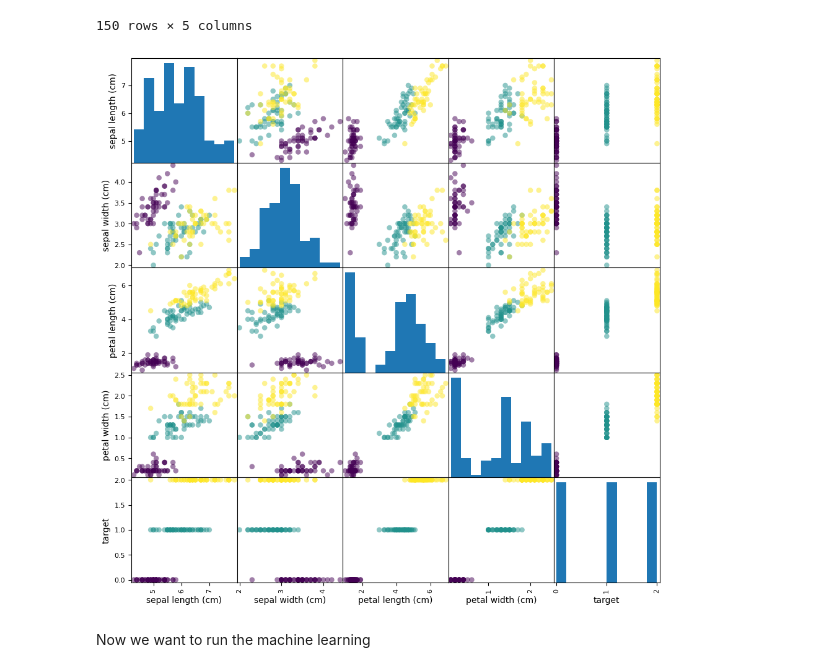
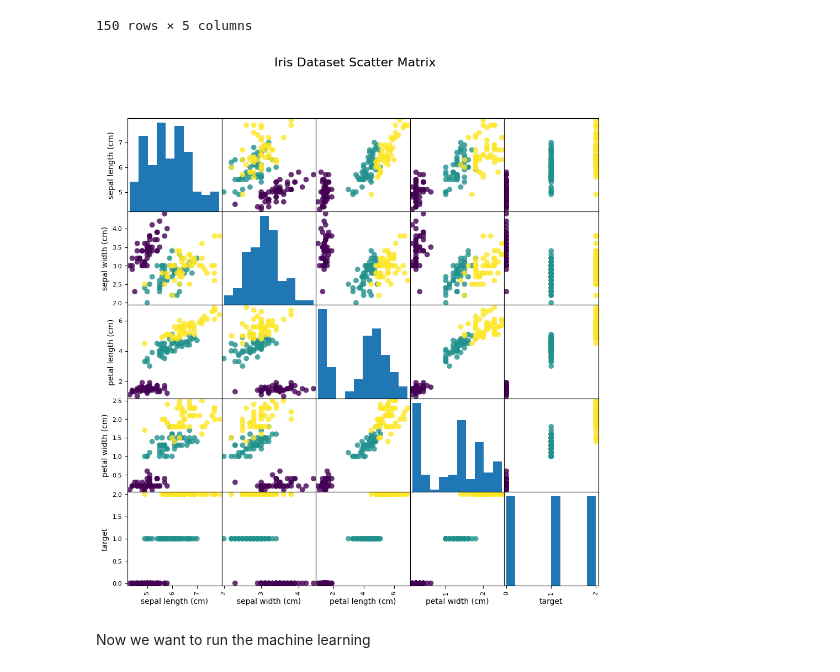
Before and after one commit to Pratikpatil19/Supervised-Machine-Learning-Classification, a Jupyter notebook: supervised_Machine_learning_classification.ipynb, the cells around one changed output. Cells and saved outputs as stored; diff of their text form; code cells hidden in the pictures.

```diff
--- a/supervised_Machine_learning_classification.ipynb
+++ b/supervised_Machine_learning_classification.ipynb
@@ -73,10 +73,20 @@ iris_df
 150 rows × 5 columns
 # %%
 #Visualization
-pd.plotting.scatter_matrix(iris_df, c=iris.target, figsize=[11, 11],s=150)
+colors = ['red', 'green', 'blue']
+cmap = plt.cm.get_cmap('viridis', 3)
+pd.plotting.scatter_matrix(iris_df,
+                            c=iris.target,
+                            figsize=[11, 11],
+                            s=50,
+                            marker='o',
+                            alpha=0.8,
+                            cmap=cmap)
+
+plt.suptitle('Iris Dataset Scatter Matrix', fontsize=16)
 plt.show()
 # %% [output]
-[figure, old version]
+[figure, new version]
 # %% [markdown]
 Now we want to run the machine learning
 # %% [markdown]
```
Also changed, not shown: parts of 1 cell of this notebook.
